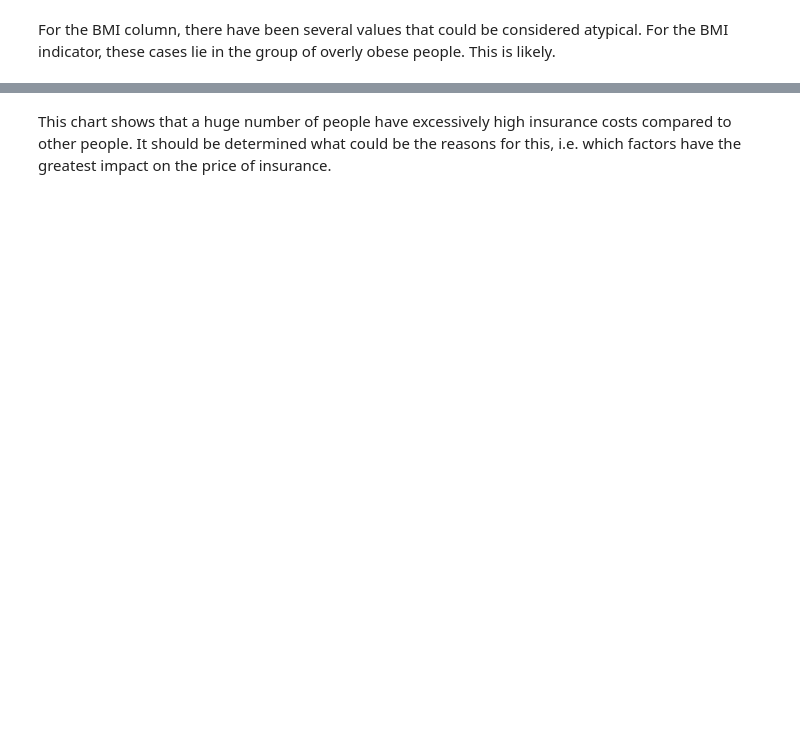
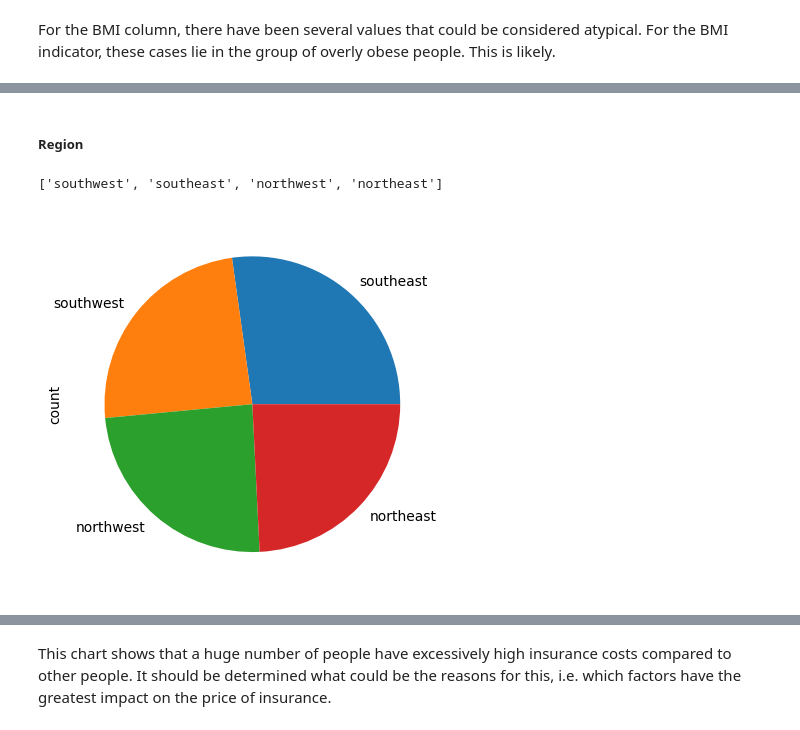
Before and after one commit to grzegorz-gomza/Portfolio_Projects, a Jupyter notebook: Medical Insurance/us-medical-insurance-costs.ipynb, the cells around one changed output, grey strips where cells are left out. Saved outputs shown, nothing was run; the diff lists cells and outputs as text; code cells hidden in the pictures; blank space fills up the shorter version.

```diff
--- a/Medical Insurance/us-medical-insurance-costs.ipynb
+++ b/Medical Insurance/us-medical-insurance-costs.ipynb
@@ -95,0 +151,12 @@ db['charges'].plot.box()
+# %% [markdown]
+##### Region
+# %%
+list(db.region.unique())
+# %% [output]
+['southwest', 'southeast', 'northwest', 'northeast']
+# %%
+db.region.value_counts().plot.pie()
+plt.show()
+plt.close()
+# %% [output]
+[figure, added]
```
Also changed, not shown: parts of 65 cells of this notebook.
